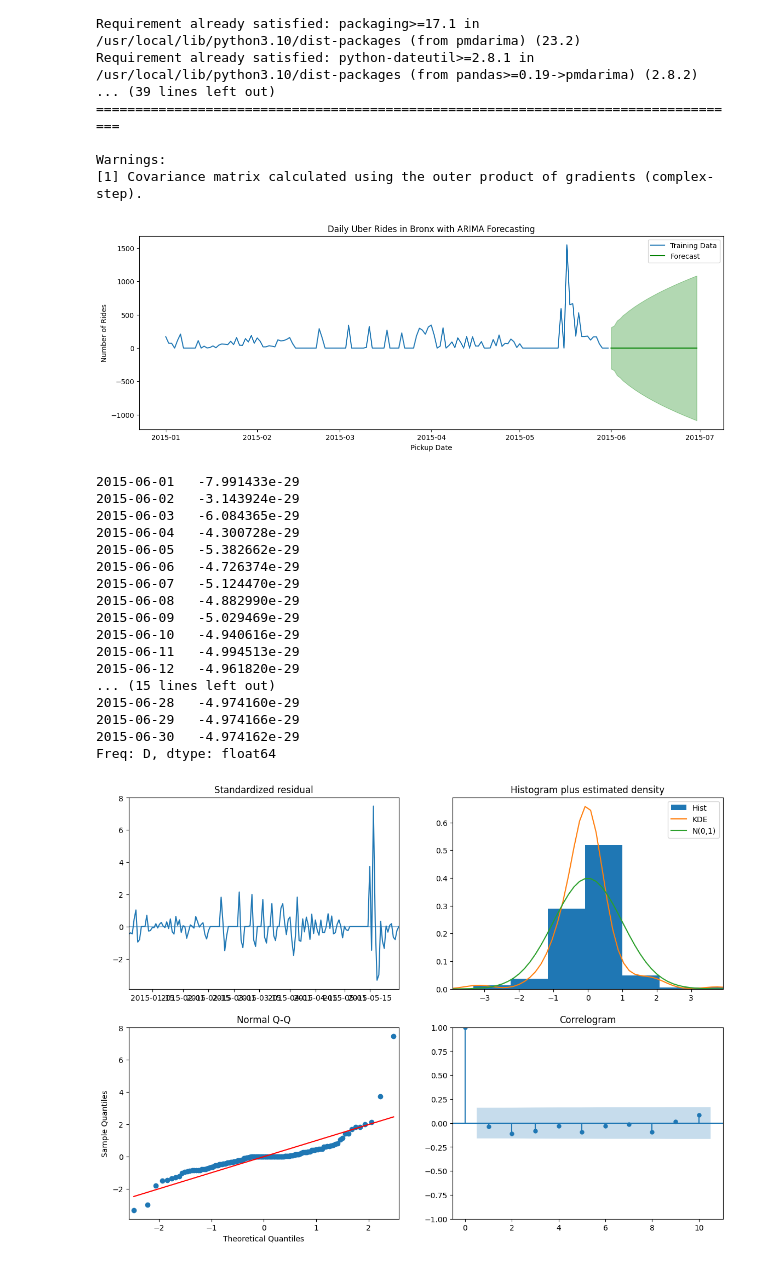
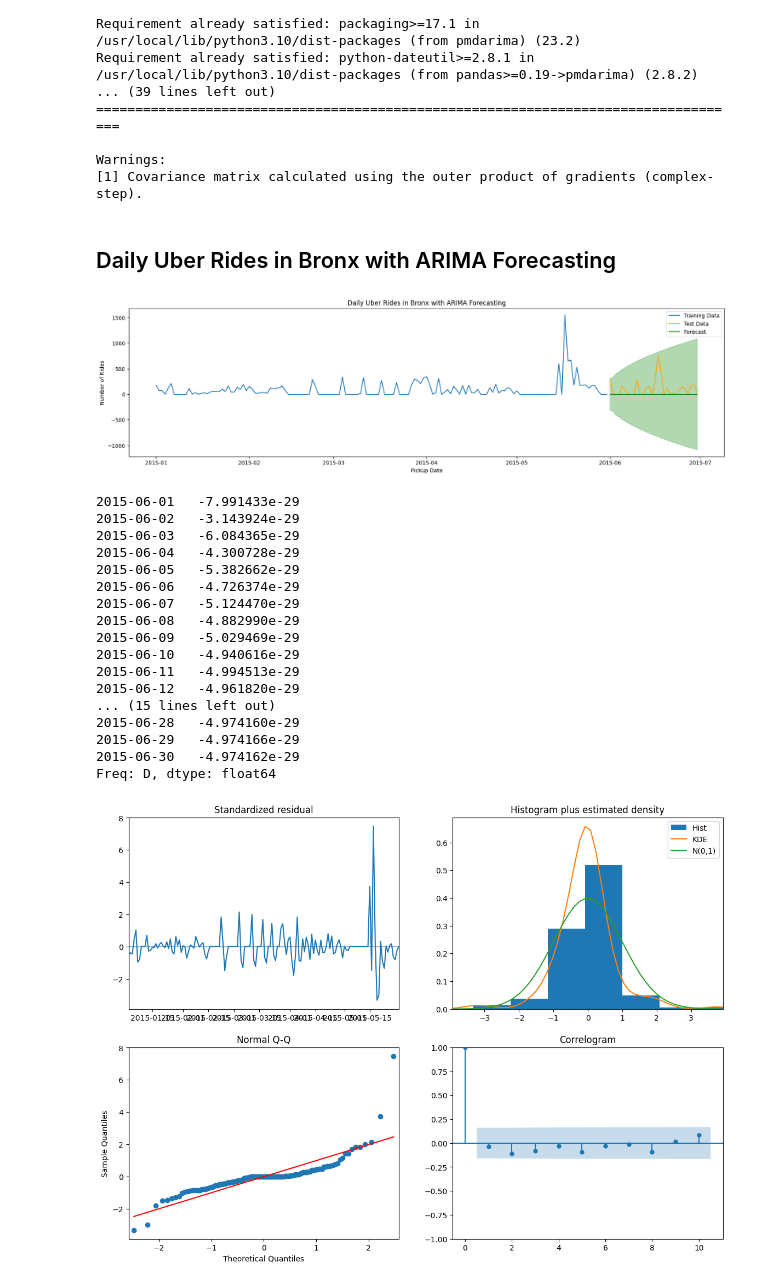
Before and after one commit to Isanjalee/fyp, a Jupyter notebook: Analyses_and_Forecasting.ipynb, the cells around one changed output. Cells and saved outputs as stored; diff of their text form; code cells hidden in the pictures.

```diff
--- a/Analyses_and_Forecasting.ipynb
+++ b/Analyses_and_Forecasting.ipynb
@@ -366,0 +572,17 @@ merged_dataset.head(100)
+# %%
+# Convert 'Pickup_date' to datetime
+merged_dataset['Pickup_date'] = pd.to_datetime(merged_dataset['Pickup_date'])
+
+# Optional: Extracting date parts for more granular analysis
+merged_dataset['Pickup_day'] = merged_dataset['Pickup_date'].dt.day
+merged_dataset['Pickup_month'] = merged_dataset['Pickup_date'].dt.month
+merged_dataset['Pickup_year'] = merged_dataset['Pickup_date'].dt.year
+
+# Group by 'Borough' and 'Pickup_date' (or day/month/year)
+grouped1 = merged_dataset.groupby(['Borough', 'Pickup_day', 'Pickup_month', 'Pickup_year'])
+
+# Example analysis: Count the number of pickups per day in each service zone
+daily_pickups_per_zone = grouped1.size().reset_index(name='counts')
+
+# View the result
+print(daily_pickups_per_zone)
@@ -706,6 +999,8 @@ Requirement already satisfied: python-dateutil>=2.8.1 in /usr/local/lib/python3.
 
 Warnings:
 [1] Covariance matrix calculated using the outer product of gradients (complex-step).
+# %% [markdown]
+## Daily Uber Rides in Bronx with ARIMA Forecasting
 # %%
 # Assuming the 'model' has already been fitted with your training data
 # and TEST_SIZE is defined as the size of your test set
@@ -713,36 +1008,36 @@ Warnings:
 # Forecast the future values and obtain the confidence intervals
 prediction, confint = model.predict(n_periods=TEST_SIZE, return_conf_int=True)
 
 # Convert the prediction to a Pandas Series for easy plotting
 predicted_index = pd.date_range(start=train.index[-1], periods=TEST_SIZE+1, closed='right')
 predicted_series = pd.Series(prediction, index=predicted_index)
 
 # Plotting the results
-fig, ax = plt.subplots(figsize=(15, 5))
+fig, ax = plt.subplots(figsize=(20, 5))
 
 # Plot training data
 ax.plot(train.index, train, label='Training Data')
 
 # Plot test data (if available and needed)
-# ax.plot(test.index, test, label='Test Data', color='orange')
+ax.plot(test.index, test, label='Test Data', color='orange')
 
 # Plot predicted data
 ax.plot(predicted_series.index, predicted_series, label='Forecast', color='green')
 
 # Plot the confidence intervals
 ax.fill_between(predicted_series.index, confint[:, 0], confint[:, 1], color='green', alpha=0.3)
 
 # Add labels and title
 plt.xlabel('Pickup Date')
 plt.ylabel('Number of Rides')
 plt.title('Daily Uber Rides in Bronx with ARIMA Forecasting')
 plt.legend()
 plt.show()
 
 # Output the predictions
 print(prediction)
 # %% [output]
-[figure, old version]
+[figure, new version]
 2015-06-01   -7.991433e-29
 2015-06-02   -3.143924e-29
 2015-06-03   -6.084365e-29
```
Also changed, not shown: parts of 57 cells of this notebook.
